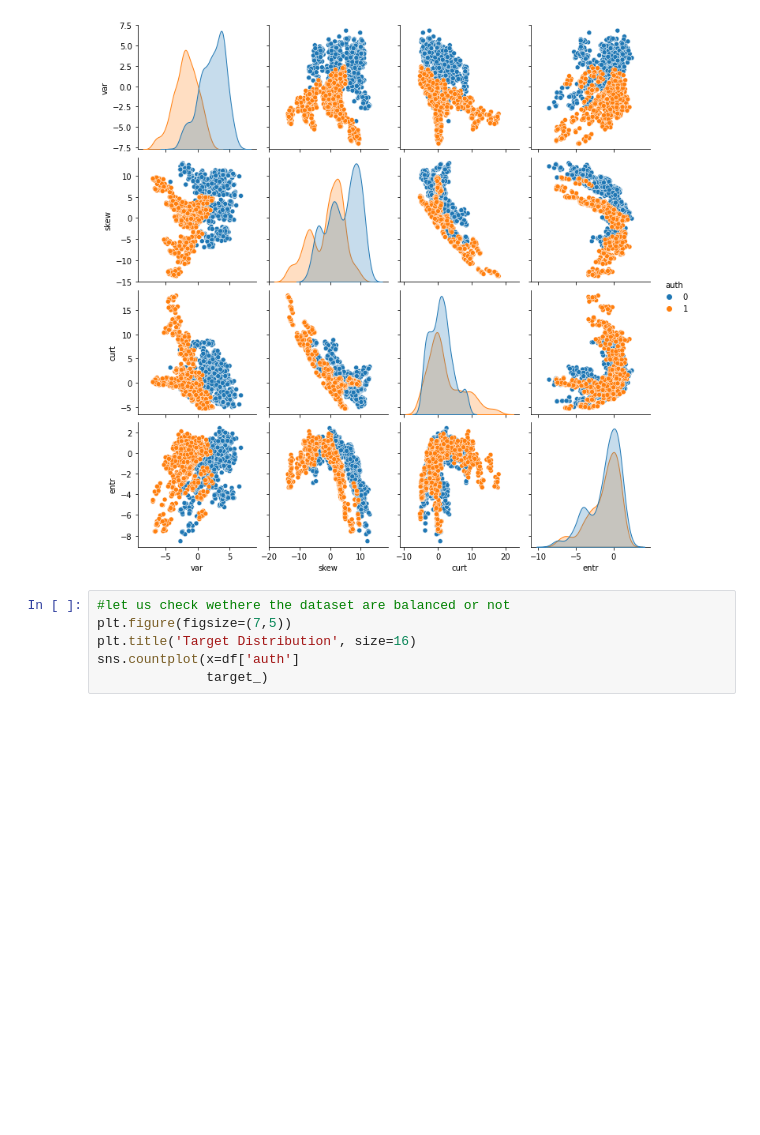
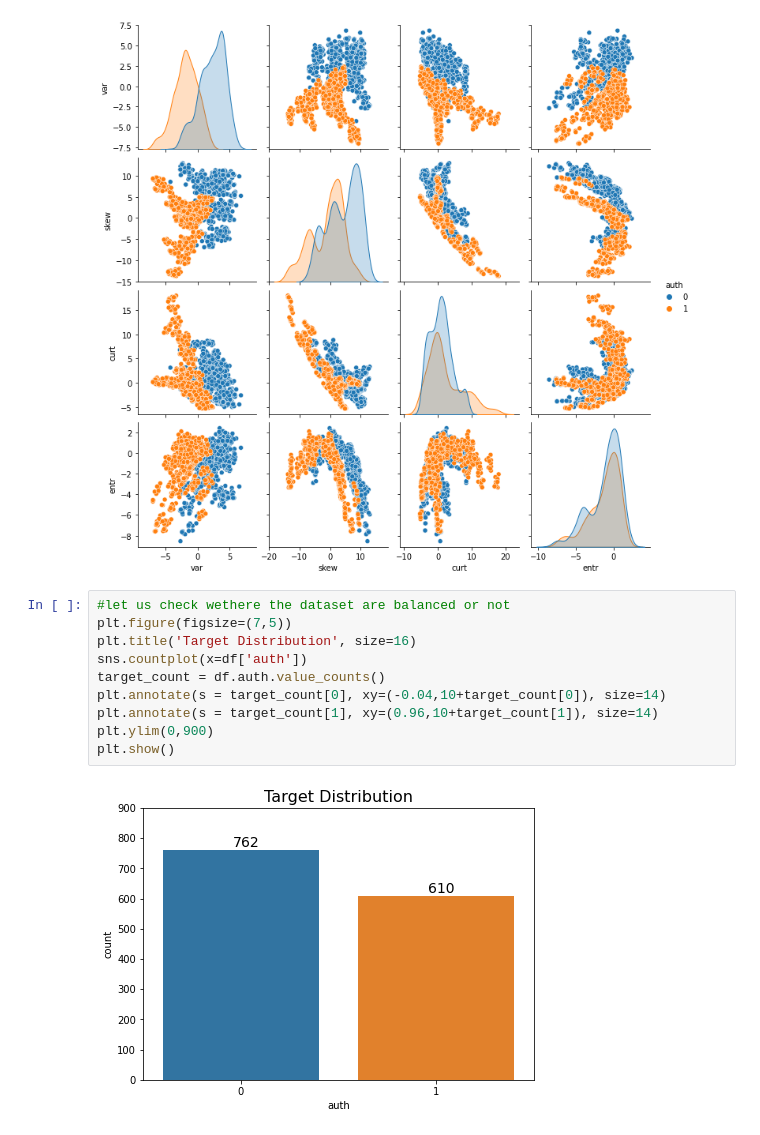
Before and after one commit to Mmbsaksd/Airbnb-EDA-Analysis, a Jupyter notebook: Fake_Currency_Detection.ipynb, the cells around one changed output. Cells and saved outputs as stored; diff of their text form; blank space fills up the shorter version.

```diff
--- a/Fake_Currency_Detection.ipynb
+++ b/Fake_Currency_Detection.ipynb
@@ -69,6 +69,12 @@ plt.show()
 # %%
 #let us check wethere the dataset are balanced or not
 plt.figure(figsize=(7,5))
 plt.title('Target Distribution', size=16)
-sns.countplot(x=df['auth']
-              target_)
+sns.countplot(x=df['auth'])
+target_count = df.auth.value_counts()
+plt.annotate(s = target_count[0], xy=(-0.04,10+target_count[0]), size=14)
+plt.annotate(s = target_count[1], xy=(0.96,10+target_count[1]), size=14)
+plt.ylim(0,900)
+plt.show()
+# %% [output]
+[figure, added]
```
Also changed, not shown: parts of 3 cells of this notebook.
